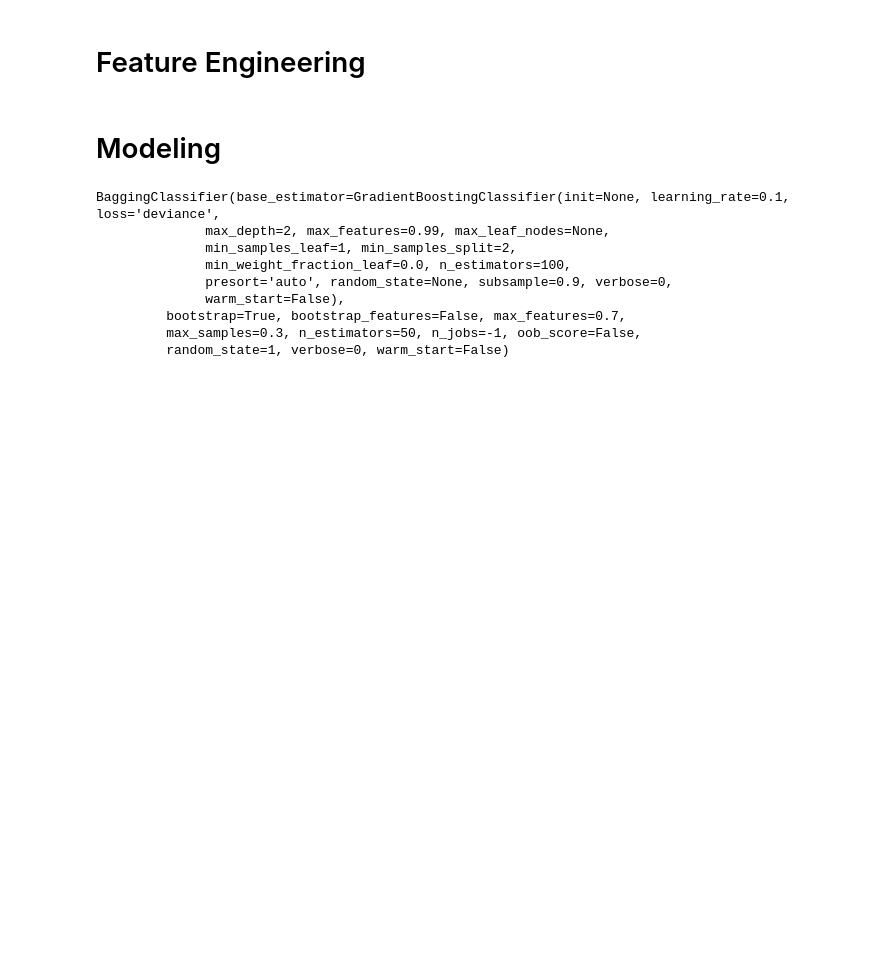
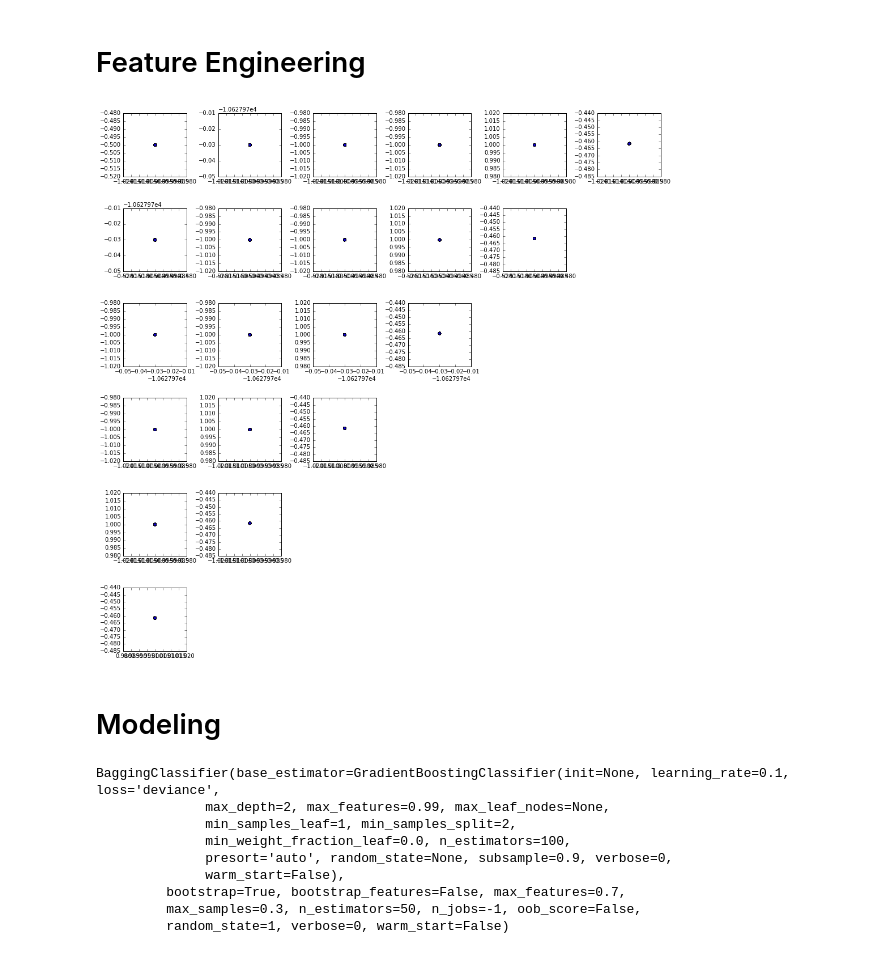
Before and after one commit to nickhamlin/mids_207_final_project, a Jupyter notebook: 207 Final Project - Byun, Chio, Danish, Hamlin, Pazo.ipynb, the cells around one changed output. Saved outputs shown, nothing was run; the diff lists cells and outputs as text; code cells hidden in the pictures; blank space fills up the shorter version.

```diff
--- a/207 Final Project - Byun, Chio, Danish, Hamlin, Pazo.ipynb
+++ b/207 Final Project - Byun, Chio, Danish, Hamlin, Pazo.ipynb
@@ -452,6 +316,12 @@ for i in range(len(xx)):
 tx = []
 for i in range(len(test_x)):
     tx.append(np.append(test_x[i], test_x[i][0] / (test_x[i][0] + 1)))
+# %%
+train_data_network, temp, dev_data_network, temp = prepare_train_data(x, x)
+# %%
+plot_combinatory_two_dim_data(train_data_network[:,11:], train_labels)
+# %% [output]
+[figure, added]
 # %% [markdown]
 # Modeling
 # %%
```
Also changed, not shown: parts of 37 cells of this notebook.
